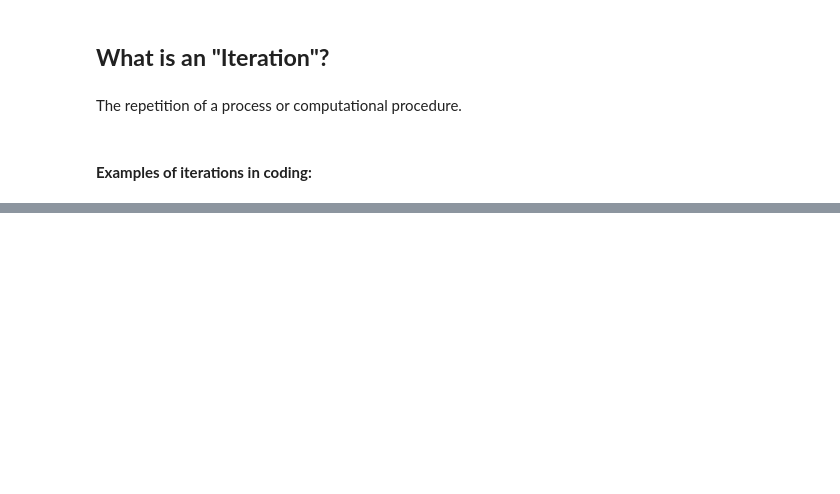
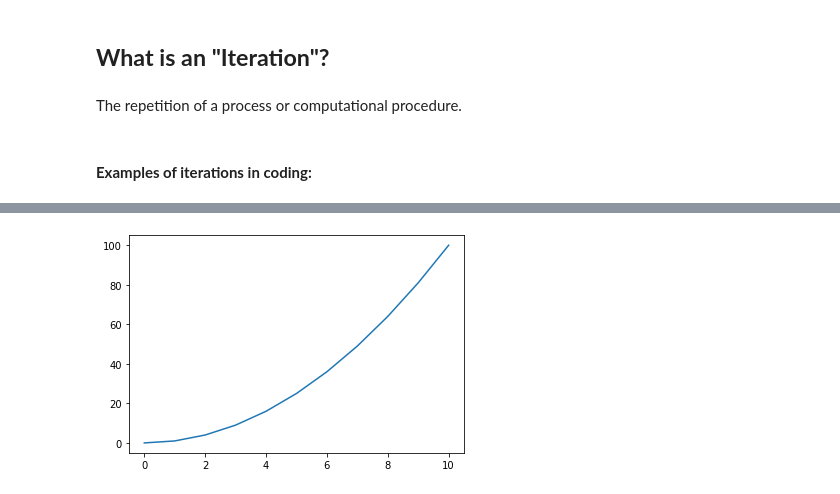
Before and after one commit to pyclub-cu/classes, a Jupyter notebook: Week_5_Loops_Packages.ipynb, the cells around one changed output, grey strips where cells are left out. Drawn from its saved outputs; the diff is of its cells as text; code cells hidden in the pictures; blank space fills up the shorter version.

```diff
--- a/Week_5_Loops_Packages.ipynb
+++ b/Week_5_Loops_Packages.ipynb
@@ -25,0 +173,7 @@ The repetition of a process or computational procedure.
+# %%
+x = np.arange(0,11)
+y = x**2
+
+plt.plot(x, y);
+# %% [output]
+[figure, added]
```
Also changed, not shown: parts of 24 cells of this notebook.
